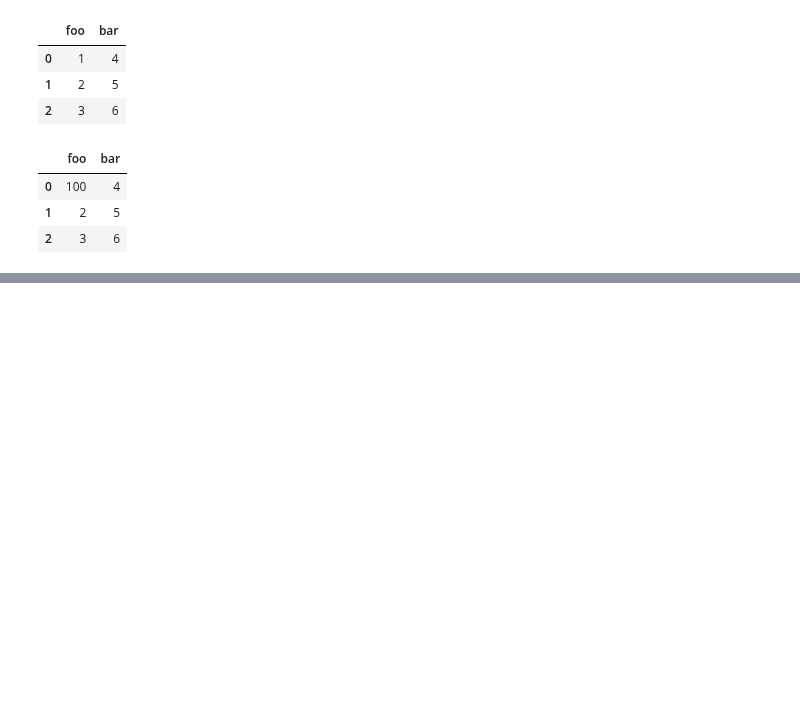
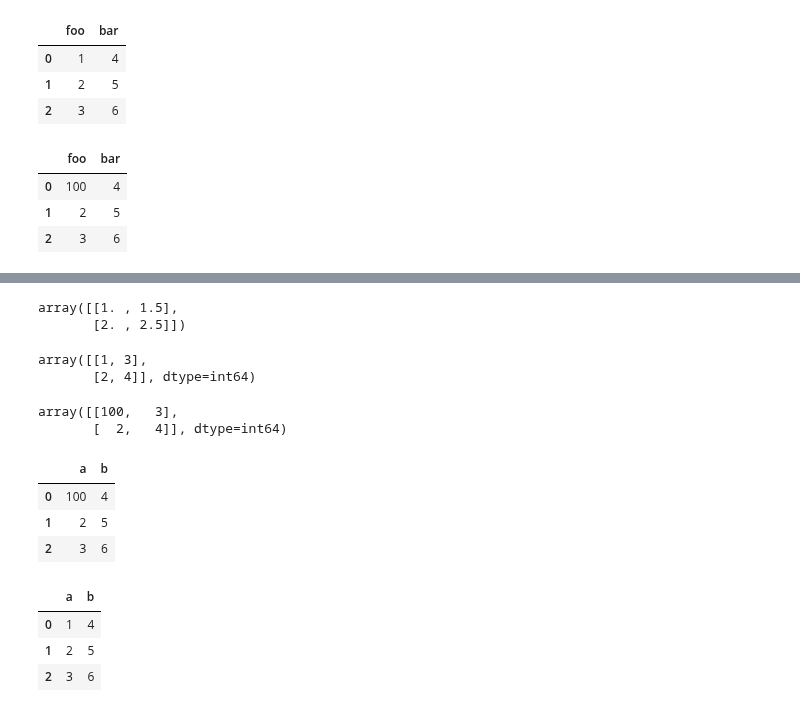
Before and after one commit to ilyak93/self-studying, a Jupyter notebook: DataEngineering/pandas/pandas_COW.ipynb, the cells around one changed output, grey strips where cells are left out. Cells and saved outputs as stored; diff of their text form; code cells hidden in the pictures; blank space fills up the shorter version.

```diff
--- a/DataEngineering/pandas/pandas_COW.ipynb
+++ b/DataEngineering/pandas/pandas_COW.ipynb
@@ -148,0 +257,14 @@ df2
+# %%
+df = pd.DataFrame({"a": [1, 2], "b": [1.5, 2.5]})
+
+df.to_numpy()
+# %% [output]
+array([[1. , 1.5],
+       [2. , 2.5]])
+# %%
+df = pd.DataFrame({"a": [1, 2], "b": [3, 4]})
+
+df.to_numpy()
+# %% [output]
+array([[1, 3],
+       [2, 4]], dtype=int64)
@@ -148,0 +277,31 @@ df2
+# %%
+arr = df.to_numpy()
+
+arr.flags.writeable = True
+
+arr[0, 0] = 100
+
+arr
+# %% [output]
+array([[100,   3],
+       [  2,   4]], dtype=int64)
+# %%
+df = pd.DataFrame({"a": [1, 2, 3], "b": [4, 5, 6]})
+
+df2 = df.reset_index(drop=True)
+
+df2.iloc[0, 0] = 100
+# %%
+df2
+# %% [output]
+|  | a | b |
+| 0 | 100 | 4 |
+| 1 | 2 | 5 |
+| 2 | 3 | 6 |
+# %%
+df
+# %% [output]
+|  | a | b |
+| 0 | 1 | 4 |
+| 1 | 2 | 5 |
+| 2 | 3 | 6 |
```
Also changed, not shown: parts of 14 cells of this notebook.
